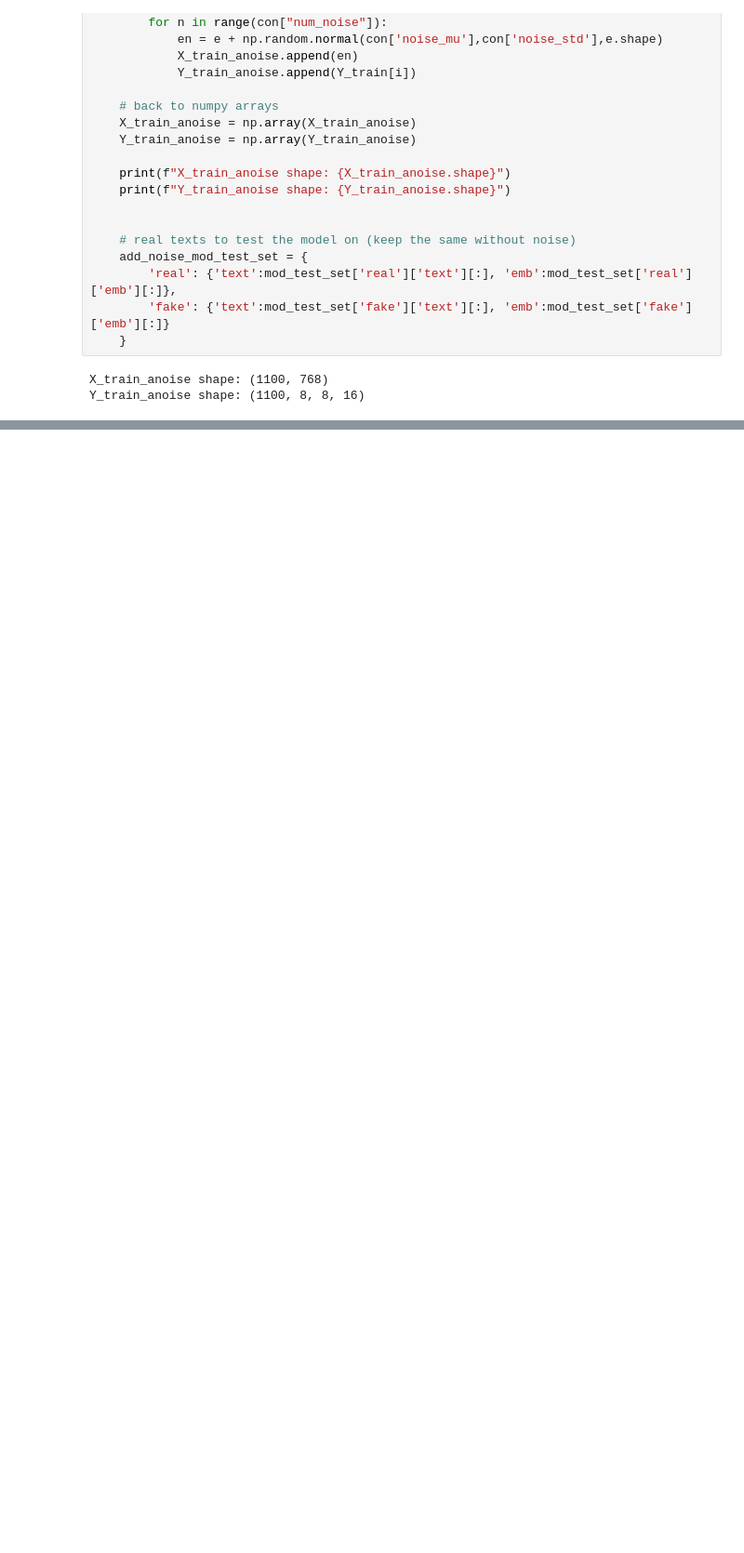
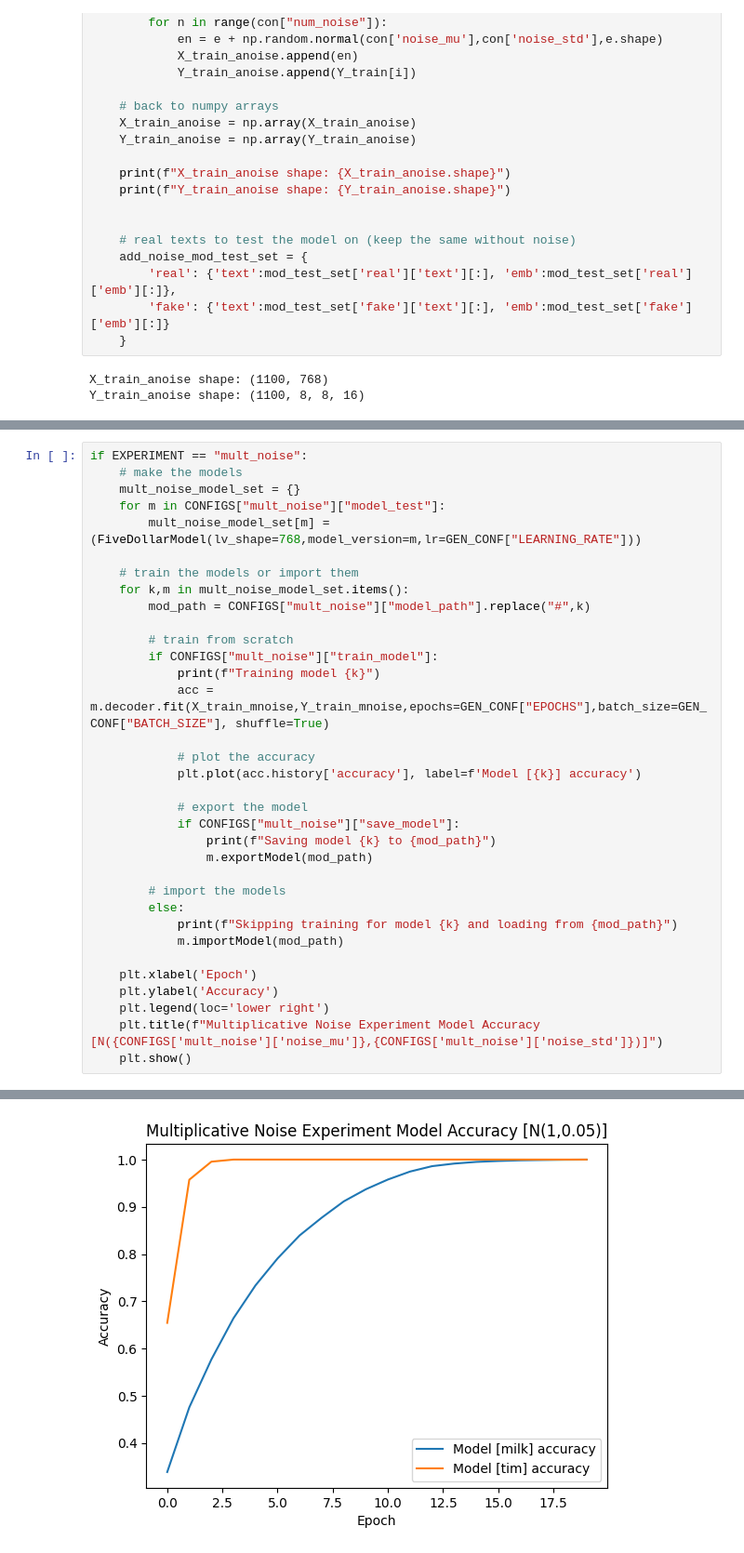
Before and after one commit to MasterMilkX/BMO_chatbot_prototype, a Jupyter notebook: Experimental_Notebooks/sprite_fdm2.ipynb, the cells around one changed output, grey strips where cells are left out. Shown at 93% size. Drawn from its saved outputs; the diff is of its cells as text; blank space fills up the shorter version.

```diff
--- a/Experimental_Notebooks/sprite_fdm2.ipynb
+++ b/Experimental_Notebooks/sprite_fdm2.ipynb
@@ -533,0 +579,35 @@ if EXPERIMENT == "add_noise":
+# %%
+if EXPERIMENT == "mult_noise":
+    # make the models
+    mult_noise_model_set = {}
+    for m in CONFIGS["mult_noise"]["model_test"]:
+        mult_noise_model_set[m] = (FiveDollarModel(lv_shape=768,model_version=m,lr=GEN_CONF["LEARNING_RATE"]))
+
+    # train the models or import them
+    for k,m in mult_noise_model_set.items():
+        mod_path = CONFIGS["mult_noise"]["model_path"].replace("#",k)
+
+        # train from scratch
+        if CONFIGS["mult_noise"]["train_model"]:
+            print(f"Training model {k}")
+            acc = m.decoder.fit(X_train_mnoise,Y_train_mnoise,epochs=GEN_CONF["EPOCHS"],batch_size=GEN_CONF["BATCH_SIZE"], shuffle=True)
+
+            # plot the accuracy
+            plt.plot(acc.history['accuracy'], label=f'Model [{k}] accuracy')
+
+            # export the model
+            if CONFIGS["mult_noise"]["save_model"]:
+                print(f"Saving model {k} to {mod_path}")
+                m.exportModel(mod_path)
+
+        # import the models
+        else:
+            print(f"Skipping training for model {k} and loading from {mod_path}")
+            m.importModel(mod_path)
+
+    plt.xlabel('Epoch')
+    plt.ylabel('Accuracy')
+    plt.legend(loc='lower right')
+    plt.title(f"Multiplicative Noise Experiment Model Accuracy [N({CONFIGS['mult_noise']['noise_mu']},{CONFIGS['mult_noise']['noise_std']})]")
+    plt.show()
+# %% [output]
@@ -533,0 +652 @@ if EXPERIMENT == "add_noise":
+[figure, added]
```
Also changed, not shown: parts of 12 cells of this notebook, 1 other file.
